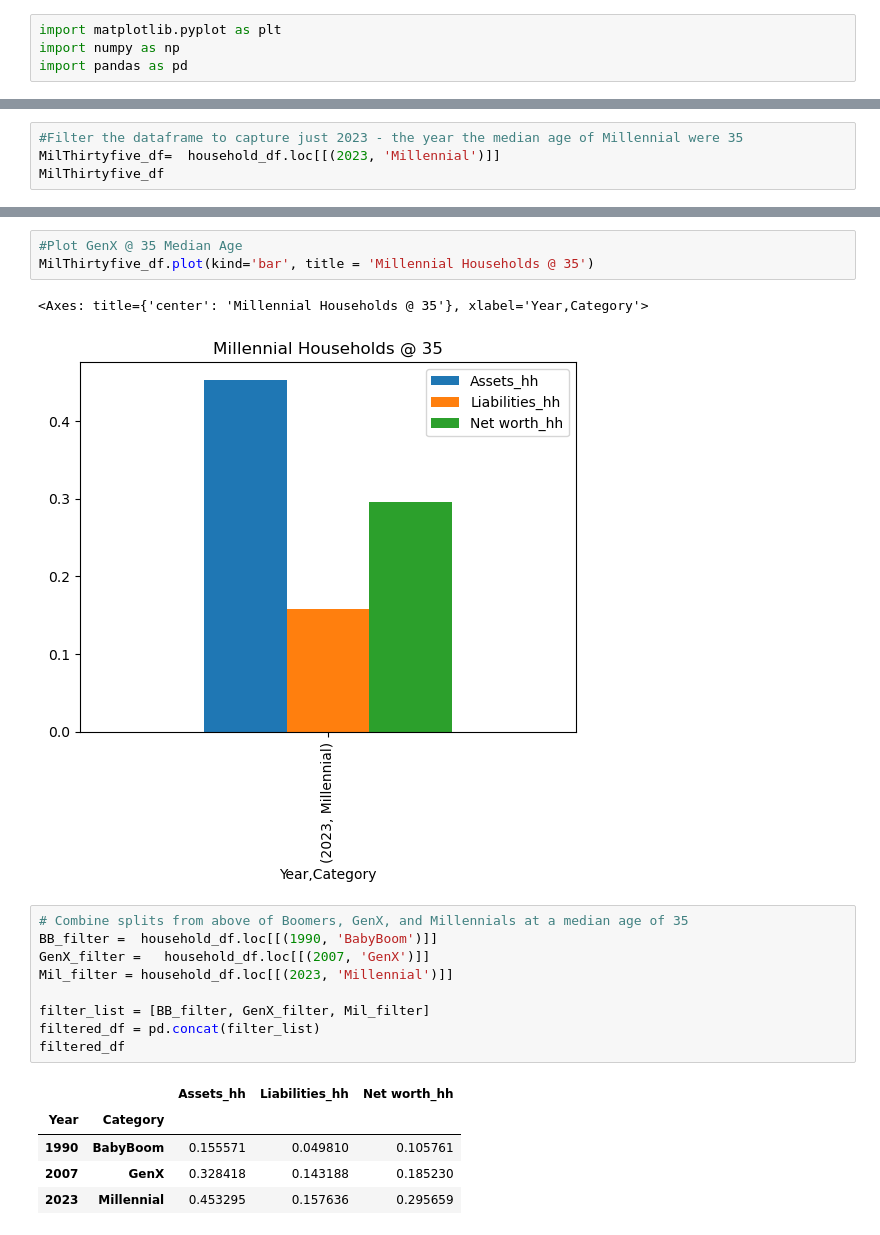
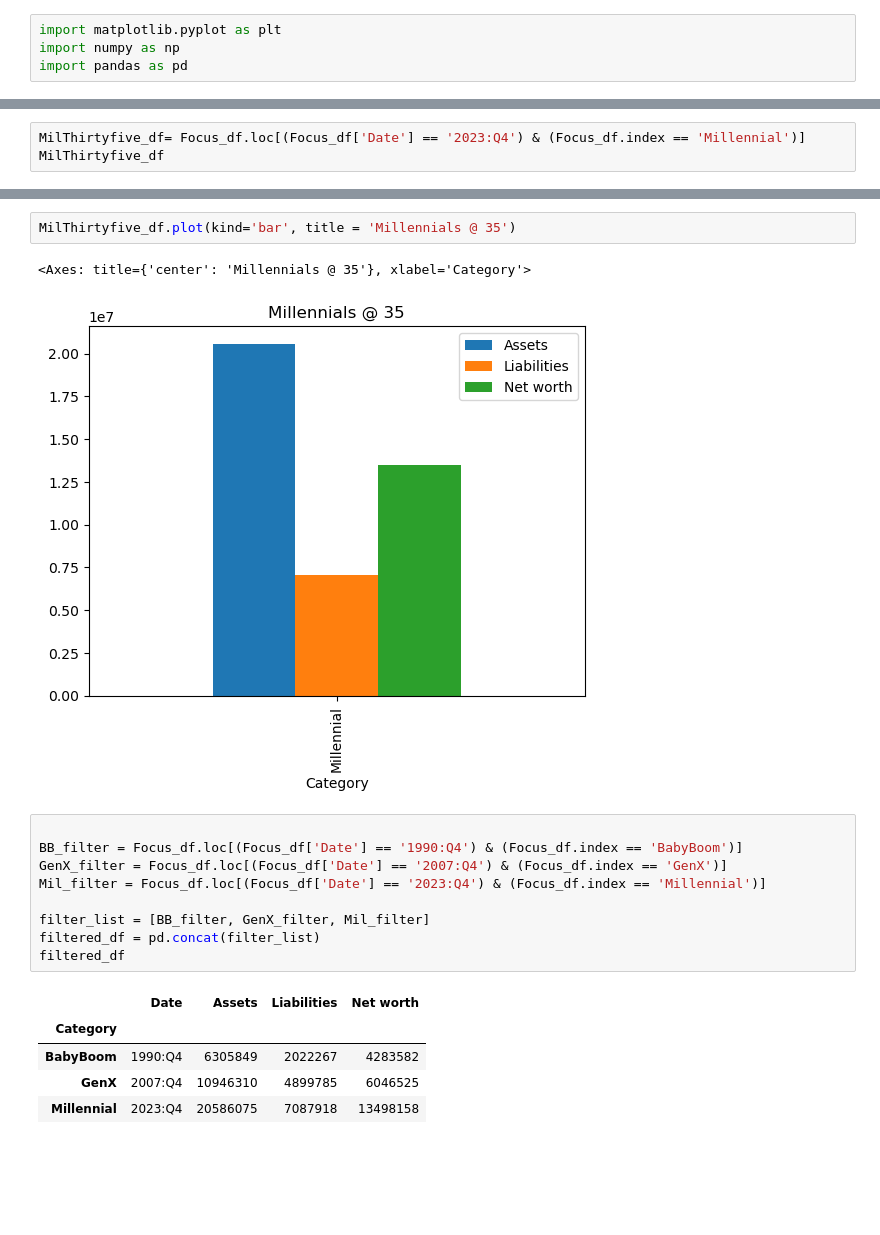
Before and after one commit to JCamp-12/AI-Project-1, a Jupyter notebook: JNS_Generation_research.ipynb, the cells around one changed output, grey strips where cells are left out. Cells and saved outputs as stored; diff of their text form; blank space fills up the shorter version.

```diff
--- a/JNS_Generation_research.ipynb
+++ b/JNS_Generation_research.ipynb
@@ -117,5 +73,4 @@ GenXThirtyfive_df.plot(kind='bar', title = 'GenX Households @ 35')
 # %%
-#Filter the dataframe to capture just 2023 - the year the median age of Millennial were 35
-MilThirtyfive_df=  household_df.loc[[(2023, 'Millennial')]]
+MilThirtyfive_df= Focus_df.loc[(Focus_df['Date'] == '2023:Q4') & (Focus_df.index == 'Millennial')]
 MilThirtyfive_df
 # %% [output]
@@ -125,22 +80,21 @@ MilThirtyfive_df
 # %%
-#Plot GenX @ 35 Median Age
-MilThirtyfive_df.plot(kind='bar', title = 'Millennial Households @ 35')
+MilThirtyfive_df.plot(kind='bar', title = 'Millennials @ 35')
 # %% [output]
-<Axes: title={'center': 'Millennial Households @ 35'}, xlabel='Year,Category'>
+<Axes: title={'center': 'Millennials @ 35'}, xlabel='Category'>
-[figure, old version]
+[figure, new version]
 # %%
-# Combine splits from above of Boomers, GenX, and Millennials at a median age of 35
-BB_filter =  household_df.loc[[(1990, 'BabyBoom')]]
-GenX_filter =   household_df.loc[[(2007, 'GenX')]]
-Mil_filter = household_df.loc[[(2023, 'Millennial')]]
+
+BB_filter = Focus_df.loc[(Focus_df['Date'] == '1990:Q4') & (Focus_df.index == 'BabyBoom')]
+GenX_filter = Focus_df.loc[(Focus_df['Date'] == '2007:Q4') & (Focus_df.index == 'GenX')]
+Mil_filter = Focus_df.loc[(Focus_df['Date'] == '2023:Q4') & (Focus_df.index == 'Millennial')]
 
 filter_list = [BB_filter, GenX_filter, Mil_filter]
 filtered_df = pd.concat(filter_list)
 filtered_df
 # %% [output]
-|  |  | Assets_hh | Liabilities_hh | Net worth_hh |
-| Year | Category |  |  |  |
-| 1990 | BabyBoom | 0.155571 | 0.049810 | 0.105761 |
-| 2007 | GenX | 0.328418 | 0.143188 | 0.185230 |
-| 2023 | Millennial | 0.453295 | 0.157636 | 0.295659 |
+|  | Date | Assets | Liabilities | Net worth |
+| Category |  |  |  |  |
+| BabyBoom | 1990:Q4 | 6305849 | 2022267 | 4283582 |
+| GenX | 2007:Q4 | 10946310 | 4899785 | 6046525 |
+| Millennial | 2023:Q4 | 20586075 | 7087918 | 13498158 |
 # %%
```
Also changed, not shown: parts of 32 cells of this notebook.
